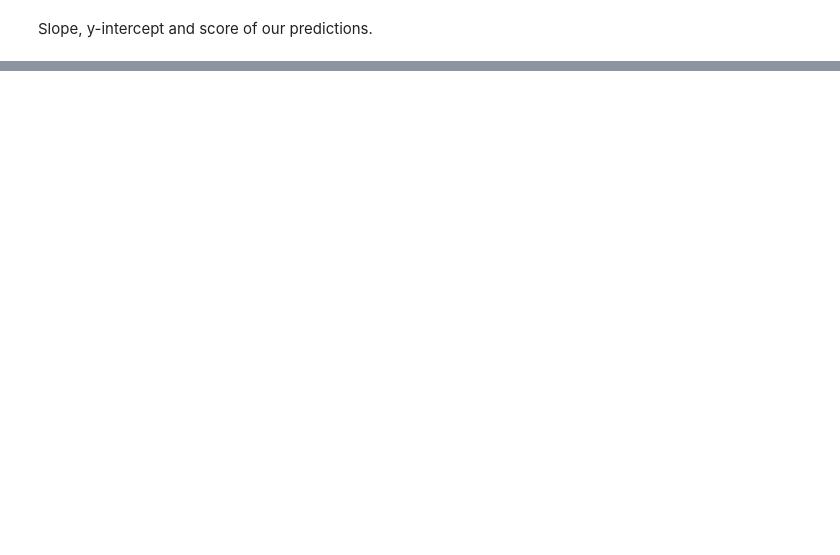
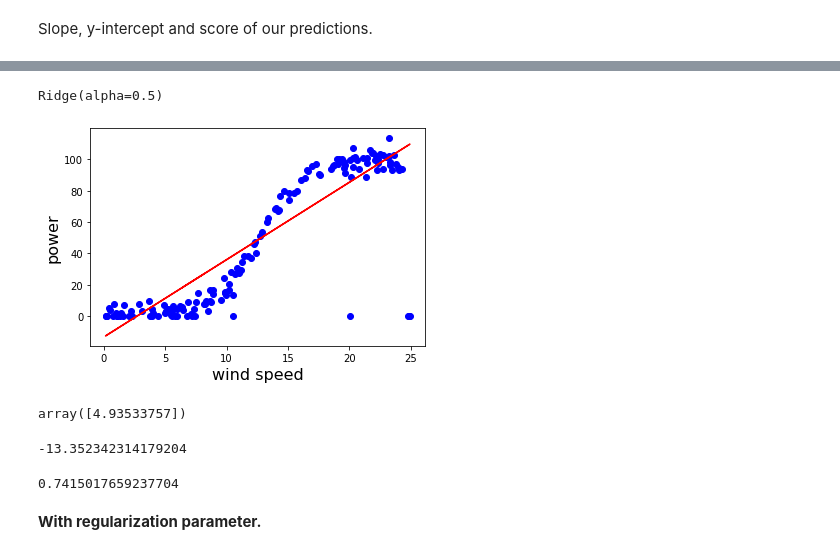
Before and after one commit to radekv23/power-production, a Jupyter notebook: power-production.ipynb, the cells around one changed output, grey strips where cells are left out. Drawn from its saved outputs; the diff is of its cells as text; code cells hidden in the pictures; blank space fills up the shorter version.

Commit message:
Ridge

```diff
--- a/power-production.ipynb
+++ b/power-production.ipynb
@@ -223,0 +226,27 @@ reg_simple.score(x_test,y_test)
+# %%
+reg_ridge = lm.Ridge(alpha=.5)
+reg_ridge.fit(x_train,y_train)
+# %% [output]
+Ridge(alpha=0.5)
+# %%
+plt.xlabel('wind speed',fontsize = 16)
+plt.ylabel('power',fontsize = 16)
+plt.scatter(x_test,y_test, color='blue')
+plt.plot(x_test,reg_ridge.predict(x_test),color = 'r')
+plt.show()
+# %% [output]
+[figure, added]
+# %%
+reg_ridge.coef_ #slope
+# %% [output]
+array([4.93533757])
+# %%
+reg_ridge.intercept_ #y-intercept
+# %% [output]
+-13.352342314179204
+# %%
+reg_ridge.score(x_test,y_test)
+# %% [output]
+0.7415017659237704
+# %% [markdown]
+**With regularization parameter.**
```
Also changed, not shown: parts of 6 cells of this notebook.
